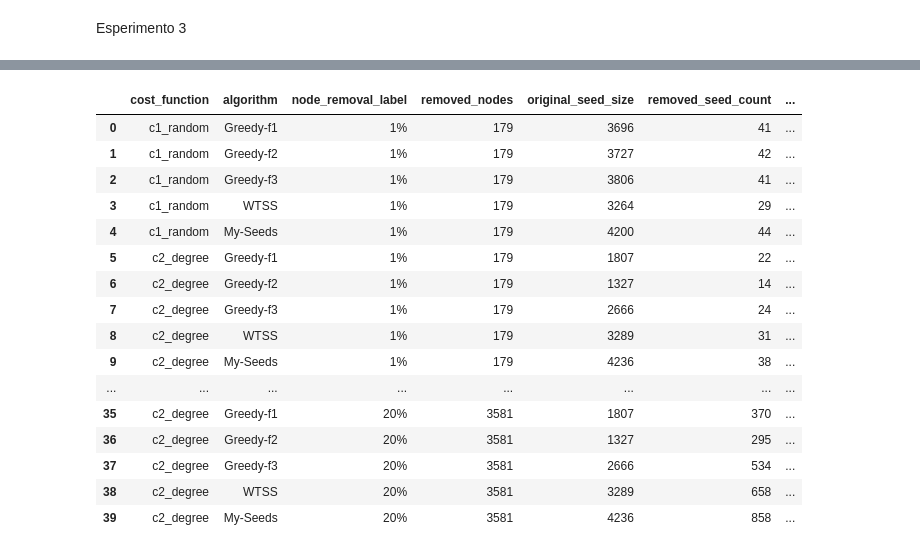
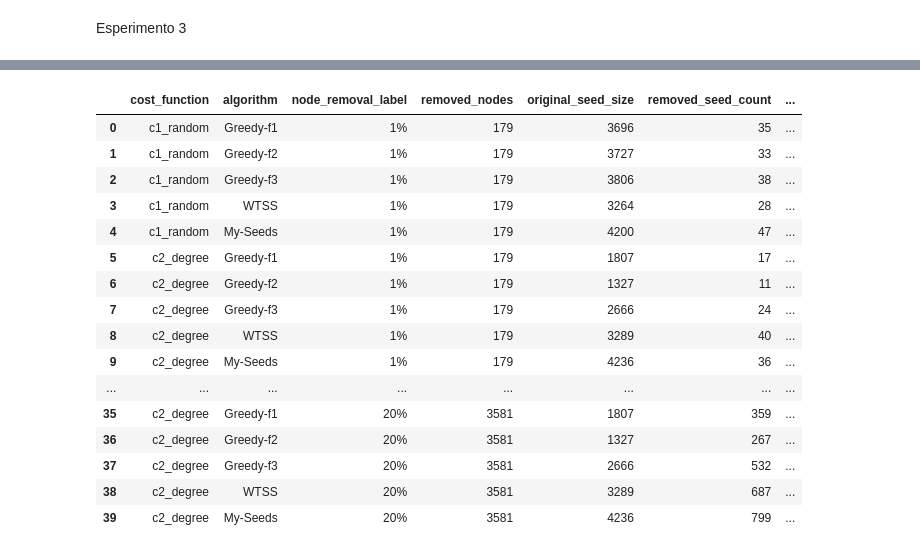
Before and after one commit to valemosca00/Majority-cascade, a Jupyter notebook: experiments.ipynb, the cells around one changed output, grey strips where cells are left out. Drawn from its saved outputs; the diff is of its cells as text; code cells hidden in the pictures.

```diff
--- a/experiments.ipynb
+++ b/experiments.ipynb
@@ -73,7 +73,7 @@ import pandas as pd
 # ESPERIMENTO 1 — Variazione del budget k
 # ============================================================
 
-output_file = "results_experiment1.csv"
+output_file = "results/results_experiment1.csv"
 
 # Se il file esiste già, recupera i risultati precedenti.
 # In questo modo, rilanciando la cella, non vengono ricalcolati
@@ -246,11 +246,26 @@ Risultati salvati in: results_experiment1.csv
 import pandas as pd
 import matplotlib.pyplot as plt
 
+plt.style.use("default")
+
+plt.rcParams.update({
+    "figure.facecolor": "white",
+    "axes.facecolor": "white",
+    "savefig.facecolor": "white",
+    "text.color": "black",
+    "axes.labelcolor": "black",
+    "axes.edgecolor": "black",
+    "xtick.color": "black",
+    "ytick.color": "black",
+    "grid.color": "lightgray",
+    "legend.facecolor": "white",
+    "legend.edgecolor": "gray",
+})
 # ============================================================
 # GRAFICI ESPERIMENTO 1
 # ============================================================
 
-results_exp1 = pd.read_csv("results_experiment1.csv")
+results_exp1 = pd.read_csv("results/results_experiment1.csv")
 
 cost_titles = {
     "c1_random": "Esperimento 1 — Funzione di costo c1 (Random)",
@@ -642,8 +847,8 @@ node_removal_percentages = [0.01, 0.05, 0.10, 0.20]
 # Seed per rendere riproducibile la perturbazione
 random_seed = 42
 
-input_file = "results_experiment1.csv"
-output_file = "results_experiment3.csv"
+input_file = "results/results_experiment1.csv"
+output_file = "results/results_experiment3.csv"
 
 
 # ------------------------------------------------------------
@@ -672,20 +877,28 @@ print(
 
 
 # ------------------------------------------------------------
-# 2. Generazione dei grafi perturbati
+# 2. Generazione CUMULATIVA dei grafi perturbati
 # ------------------------------------------------------------
 
-nodes = list(G_lcc.nodes())
+rng = random.Random(random_seed)
+
+# Un solo ordine casuale dei nodi per tutto l'esperimento
+node_order = list(G_lcc.nodes())
+rng.shuffle(node_order)
 
 perturbed_graphs_nodes = {}
 
-for i, percentage in enumerate(node_removal_percentages):
+original_node_count = G_lcc.number_of_nodes()
 
-    n_remove = round(percentage * len(nodes))
+for percentage in node_removal_percentages:
 
-    rng = random.Random(random_seed + i)
+    n_remove = round(
+        percentage * original_node_count
+    )
 
-    removed_nodes = rng.sample(nodes, n_remove)
+    # Uso sempre un prefisso della stessa sequenza casuale:
+    # i nodi rimossi all'1% saranno contenuti anche nel 5%, 10% e 20%
+    removed_nodes = node_order[:n_remove]
 
     G_removed = G_lcc.copy()
     G_removed.remove_nodes_from(removed_nodes)
@@ -700,7 +913,7 @@ for i, percentage in enumerate(node_removal_percentages):
 
     print(
         f"{percentage * 100:g}%: "
-        f"{n_remove} nodi rimossi | "
+        f"{len(removed_nodes)} nodi rimossi | "
         f"nodi rimanenti = {G_removed.number_of_nodes()} | "
         f"componenti = {n_components} | "
         f"LCC = {largest_component_size}"
@@ -708,11 +921,10 @@ for i, percentage in enumerate(node_removal_percentages):
 
     perturbed_graphs_nodes[percentage] = {
         "graph": G_removed,
-        "removed_nodes": removed_nodes,
+        "removed_nodes": list(removed_nodes),
         "n_components": n_components,
         "largest_component_size": largest_component_size
     }
-
 
 # ------------------------------------------------------------
 # 3. Esecuzione dell'Esperimento 3
@@ -893,18 +1105,18 @@ Risultati salvati in: results_experiment3.csv
 ======================================================================
 |  | cost_function | algorithm | node_removal_label | removed_nodes | original_seed_size | removed_seed_count | ... |
-| 0 | c1_random | Greedy-f1 | 1% | 179 | 3696 | 41 | ... |
-| 1 | c1_random | Greedy-f2 | 1% | 179 | 3727 | 42 | ... |
-| 2 | c1_random | Greedy-f3 | 1% | 179 | 3806 | 41 | ... |
-| 3 | c1_random | WTSS | 1% | 179 | 3264 | 29 | ... |
-| 4 | c1_random | My-Seeds | 1% | 179 | 4200 | 44 | ... |
-| 5 | c2_degree | Greedy-f1 | 1% | 179 | 1807 | 22 | ... |
-| 6 | c2_degree | Greedy-f2 | 1% | 179 | 1327 | 14 | ... |
+| 0 | c1_random | Greedy-f1 | 1% | 179 | 3696 | 35 | ... |
+| 1 | c1_random | Greedy-f2 | 1% | 179 | 3727 | 33 | ... |
+| 2 | c1_random | Greedy-f3 | 1% | 179 | 3806 | 38 | ... |
+| 3 | c1_random | WTSS | 1% | 179 | 3264 | 28 | ... |
+| 4 | c1_random | My-Seeds | 1% | 179 | 4200 | 47 | ... |
+| 5 | c2_degree | Greedy-f1 | 1% | 179 | 1807 | 17 | ... |
+| 6 | c2_degree | Greedy-f2 | 1% | 179 | 1327 | 11 | ... |
 | 7 | c2_degree | Greedy-f3 | 1% | 179 | 2666 | 24 | ... |
-| 8 | c2_degree | WTSS | 1% | 179 | 3289 | 31 | ... |
-| 9 | c2_degree | My-Seeds | 1% | 179 | 4236 | 38 | ... |
+| 8 | c2_degree | WTSS | 1% | 179 | 3289 | 40 | ... |
+| 9 | c2_degree | My-Seeds | 1% | 179 | 4236 | 36 | ... |
 | ... | ... | ... | ... | ... | ... | ... | ... |
-| 35 | c2_degree | Greedy-f1 | 20% | 3581 | 1807 | 370 | ... |
-| 36 | c2_degree | Greedy-f2 | 20% | 3581 | 1327 | 295 | ... |
-| 37 | c2_degree | Greedy-f3 | 20% | 3581 | 2666 | 534 | ... |
-| 38 | c2_degree | WTSS | 20% | 3581 | 3289 | 658 | ... |
-| 39 | c2_degree | My-Seeds | 20% | 3581 | 4236 | 858 | ... |
+| 35 | c2_degree | Greedy-f1 | 20% | 3581 | 1807 | 359 | ... |
+| 36 | c2_degree | Greedy-f2 | 20% | 3581 | 1327 | 267 | ... |
+| 37 | c2_degree | Greedy-f3 | 20% | 3581 | 2666 | 532 | ... |
+| 38 | c2_degree | WTSS | 20% | 3581 | 3289 | 687 | ... |
+| 39 | c2_degree | My-Seeds | 20% | 3581 | 4236 | 799 | ... |
```
Also changed, not shown: parts of 8 cells of this notebook, 17 other files.
